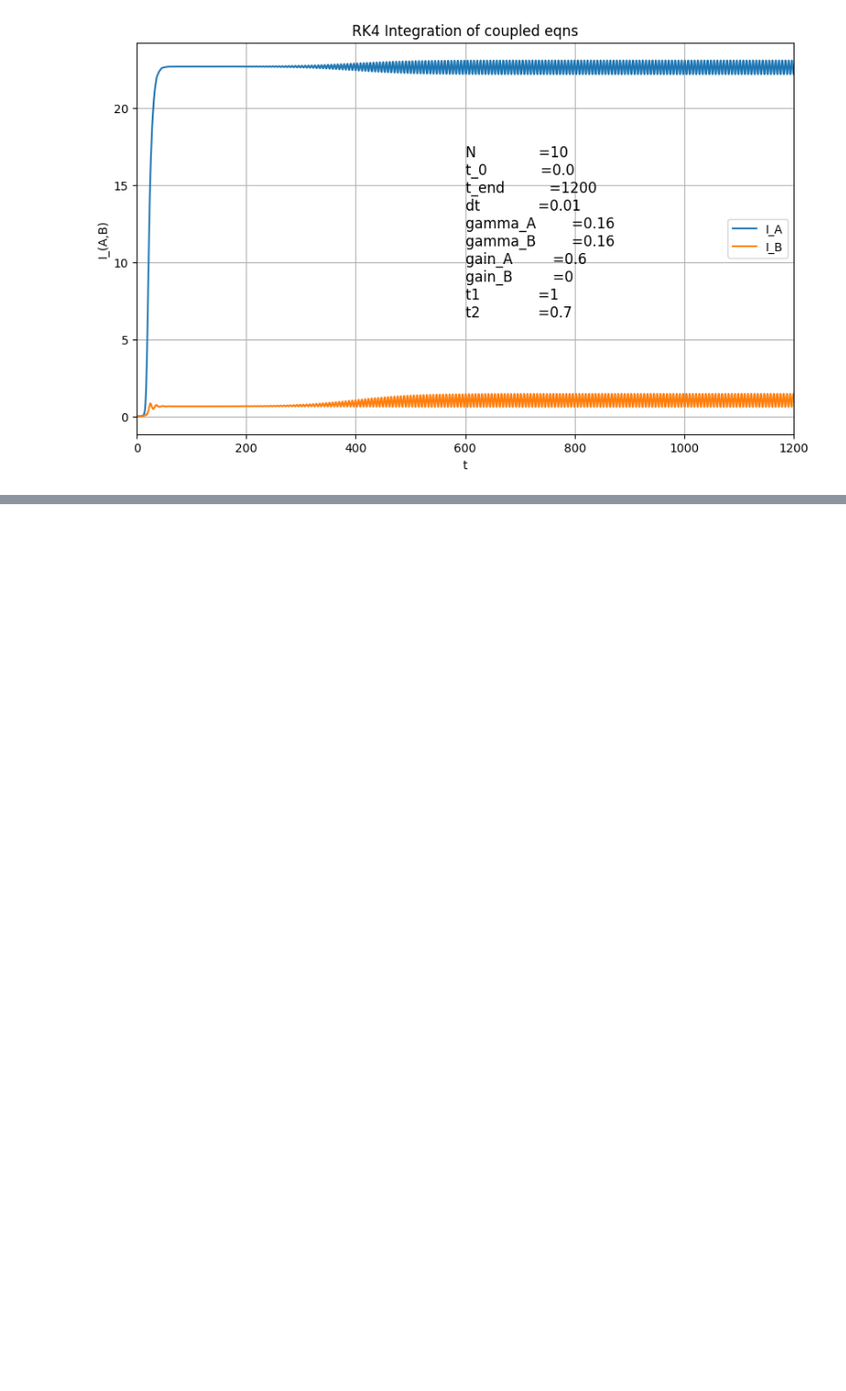
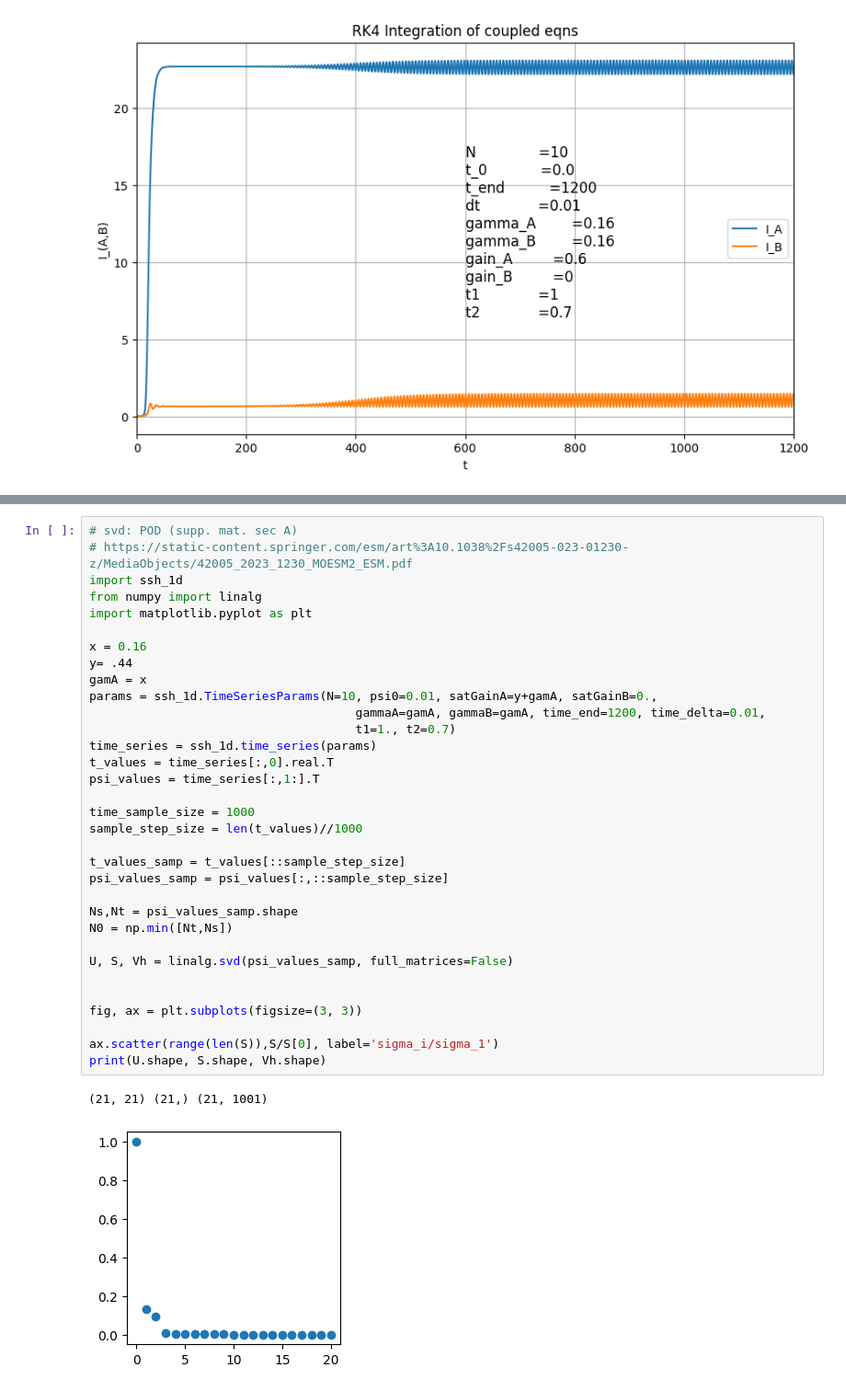
Before and after one commit to sangsoonoh/ML_phase_diagram, a Jupyter notebook: ssh_1d_sat_gain/ssh_1d_cpp.ipynb, the cells around one changed output, grey strips where cells are left out. Shown at 92% size. Saved outputs shown, nothing was run; the diff lists cells and outputs as text; blank space fills up the shorter version.

```diff
--- a/ssh_1d_sat_gain/ssh_1d_cpp.ipynb
+++ b/ssh_1d_sat_gain/ssh_1d_cpp.ipynb
@@ -117,0 +218,36 @@ ax.grid(True)
+# %%
+# svd: POD (supp. mat. sec A)
+# https://static-content.springer.com/esm/art%3A10.1038%2Fs42005-023-01230-z/MediaObjects/42005_2023_1230_MOESM2_ESM.pdf
+import ssh_1d
+from numpy import linalg
+import matplotlib.pyplot as plt
+
+x = 0.16
+y= .44
+gamA = x
+params = ssh_1d.TimeSeriesParams(N=10, psi0=0.01, satGainA=y+gamA, satGainB=0.,
+                                     gammaA=gamA, gammaB=gamA, time_end=1200, time_delta=0.01,
+                                     t1=1., t2=0.7)
+time_series = ssh_1d.time_series(params)
+t_values = time_series[:,0].real.T
+psi_values = time_series[:,1:].T
+
+time_sample_size = 1000
+sample_step_size = len(t_values)//1000
+
+t_values_samp = t_values[::sample_step_size]
+psi_values_samp = psi_values[:,::sample_step_size]
+
+Ns,Nt = psi_values_samp.shape
+N0 = np.min([Nt,Ns])
+
+U, S, Vh = linalg.svd(psi_values_samp, full_matrices=False)
+
+
+fig, ax = plt.subplots(figsize=(3, 3))
+
+ax.scatter(range(len(S)),S/S[0], label='sigma_i/sigma_1')
+print(U.shape, S.shape, Vh.shape)
+# %% [output]
+(21, 21) (21,) (21, 1001)
+[figure, added]
```
Also changed, not shown: parts of 10 cells of this notebook, 4 other files.
